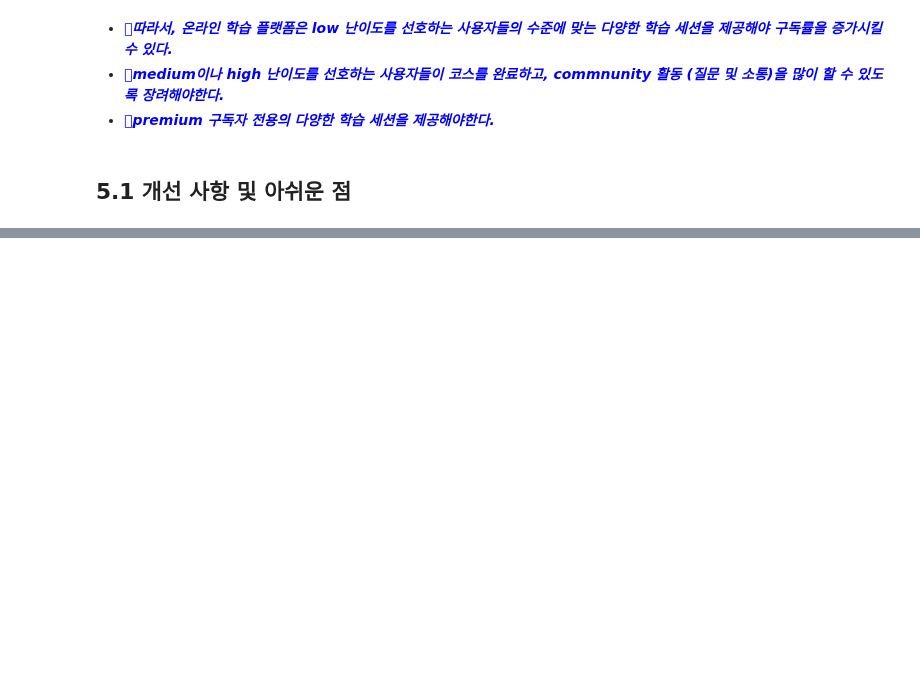
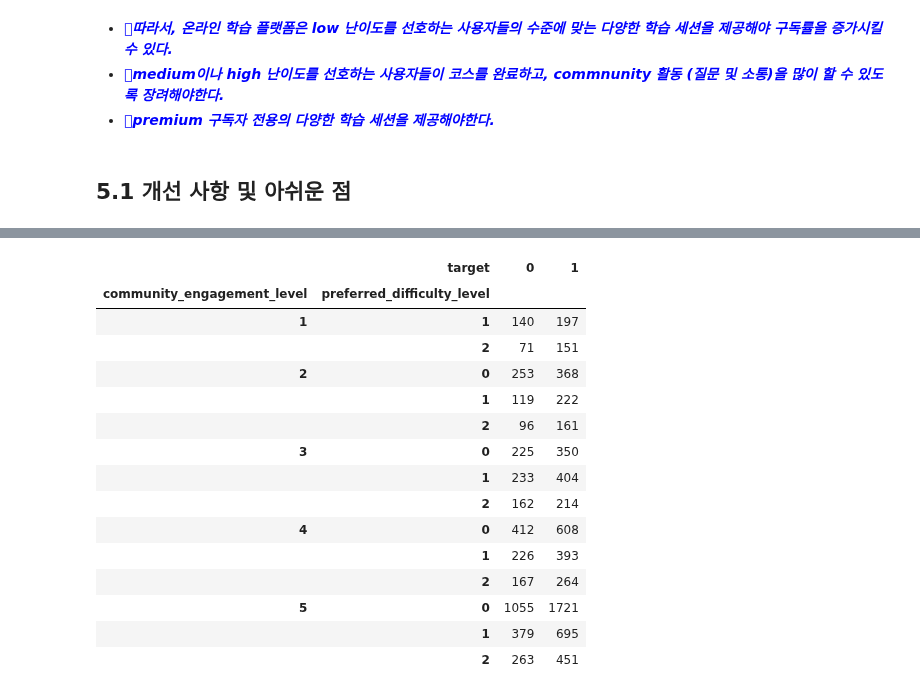
Before and after one commit to junmin98/WASSUP, a Jupyter notebook: Data_analysis/DA_Mini_Project_ljm.ipynb, the cells around one changed output, grey strips where cells are left out. Drawn from its saved outputs; the diff is of its cells as text; code cells hidden in the pictures; blank space fills up the shorter version.

```diff
--- a/Data_analysis/DA_Mini_Project_ljm.ipynb
+++ b/Data_analysis/DA_Mini_Project_ljm.ipynb
@@ -631,0 +635,20 @@ plt.show()
+# %%
+df_cel_pdl_t = df_['preferred_difficulty_level'].groupby([ df_['community_engagement_level'], df_['preferred_difficulty_level'], df_['target']]).count().unstack('target')
+df_cel_pdl_t
+# %% [output]
+|  | target | 0 | 1 |
+| community_engagement_level | preferred_difficulty_level |  |  |
+| 1 | 1 | 140 | 197 |
+|  | 2 | 71 | 151 |
+| 2 | 0 | 253 | 368 |
+|  | 1 | 119 | 222 |
+|  | 2 | 96 | 161 |
+| 3 | 0 | 225 | 350 |
+|  | 1 | 233 | 404 |
+|  | 2 | 162 | 214 |
+| 4 | 0 | 412 | 608 |
+|  | 1 | 226 | 393 |
+|  | 2 | 167 | 264 |
+| 5 | 0 | 1055 | 1721 |
+|  | 1 | 379 | 695 |
+|  | 2 | 263 | 451 |
```
Also changed, not shown: parts of 12 cells of this notebook.
